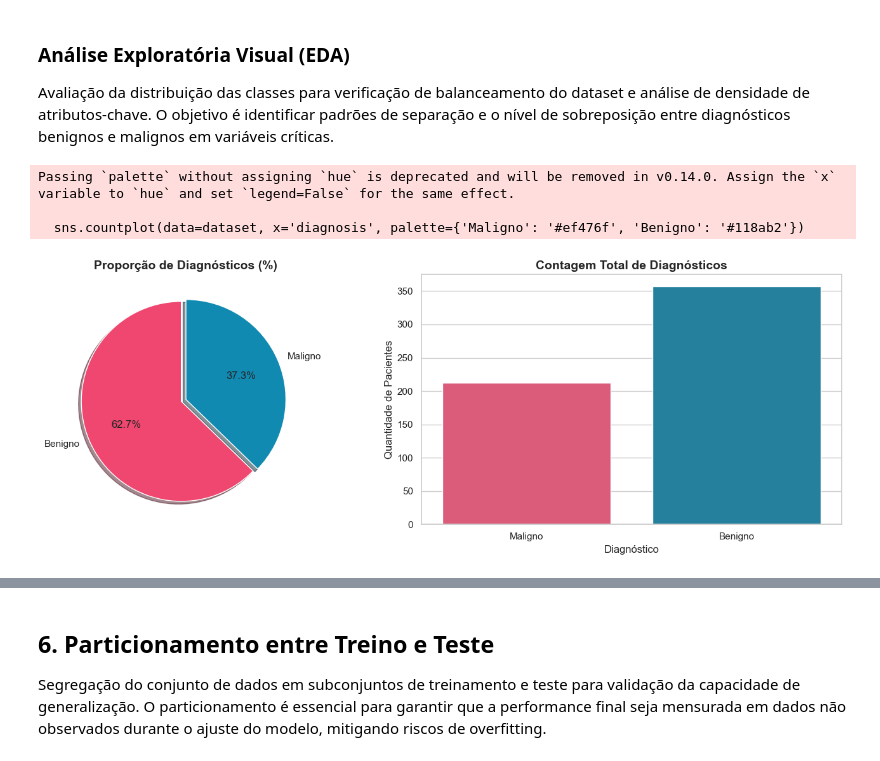
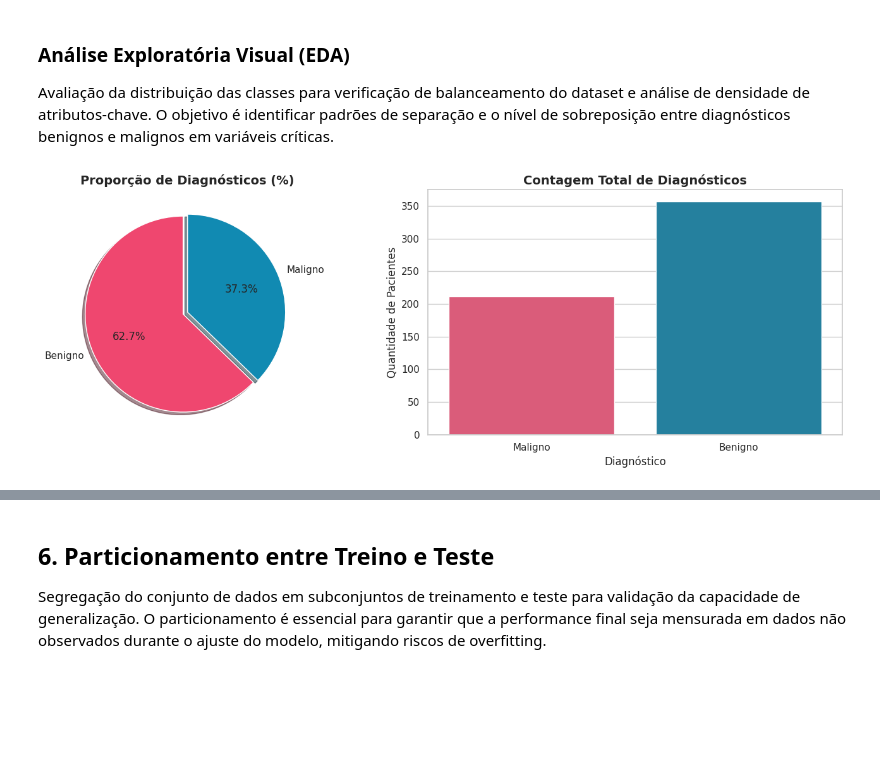
Before and after one commit to fiap-postech-ia-para-devs-grupo/9IADT-fase-1-tech-challenge, a Jupyter notebook: tech_challenge_fase1.ipynb, the cells around one changed output, grey strips where cells are left out. Cells and saved outputs as stored; diff of their text form; code cells hidden in the pictures; blank space fills up the shorter version.

```diff
--- a/tech_challenge_fase1.ipynb
+++ b/tech_challenge_fase1.ipynb
@@ -185,33 +185,29 @@ Por isso decidimos **não removê-los**.
 
 Avaliação da distribuição das classes para verificação de balanceamento do dataset e análise de densidade de atributos-chave. O objetivo é identificar padrões de separação e o nível de sobreposição entre diagnósticos benignos e malignos em variáveis críticas.
 # %%
-
-
 # Configuração visual elegante
 sns.set_theme(style="whitegrid")
 fig = plt.figure(figsize=(14, 5))
 
 # GRÁFICO REDONDO (mostra a Porcentagem)
 plt.subplot(1, 2, 1)
 contagem = dataset['diagnosis'].value_counts()
 plt.pie(contagem, labels=contagem.index, autopct='%1.1f%%', startangle=90,
         colors=['#ef476f', '#118ab2'], explode=(0.05, 0), shadow=True)
 plt.title('Proporção de Diagnósticos (%)', fontsize=14, fontweight='bold')
 
 # GRÁFICO BARRAS (mostra a Quantidade Absoluta)
 plt.subplot(1, 2, 2)
-sns.countplot(data=dataset, x='diagnosis', palette={'Maligno': '#ef476f', 'Benigno': '#118ab2'})
+sns.countplot(data=dataset, x='diagnosis', hue='diagnosis',
+              palette={'Maligno': '#ef476f', 'Benigno': '#118ab2'}, legend=False)
 plt.title('Contagem Total de Diagnósticos', fontsize=14, fontweight='bold')
 plt.xlabel('Diagnóstico')
 plt.ylabel('Quantidade de Pacientes')
 
 plt.tight_layout()
 plt.show()
 # %% [output]
-Passing `palette` without assigning `hue` is deprecated and will be removed in v0.14.0. Assign the `x` variable to `hue` and set `legend=False` for the same effect.
-
-  sns.countplot(data=dataset, x='diagnosis', palette={'Maligno': '#ef476f', 'Benigno': '#118ab2'})
-[figure, old version]
+[figure, new version]
 # %%
 # Histograma de todas as variáveis para visão geral
 dataset.hist(bins=30, figsize=(20, 20), color='#118ab2', edgecolor='white')
```
Also changed, not shown: parts of 17 cells of this notebook, 3 other files.
